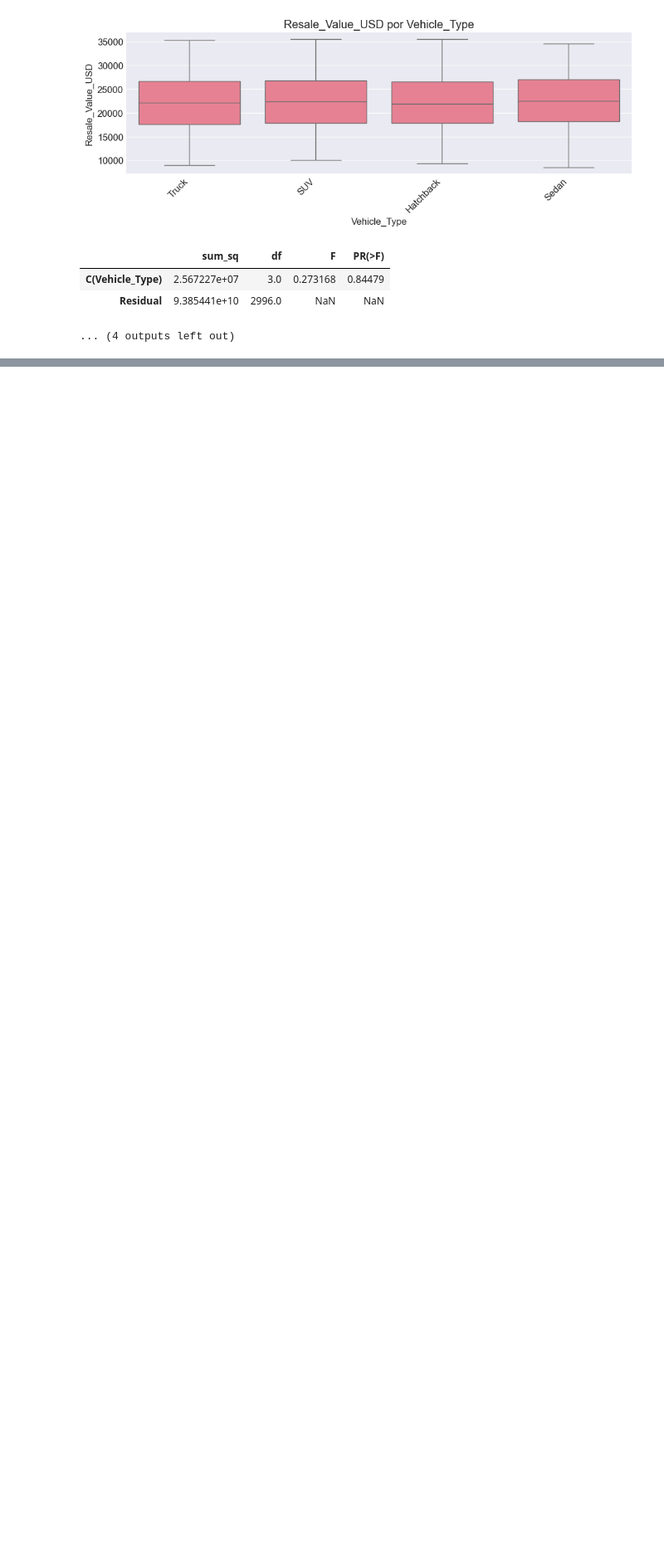
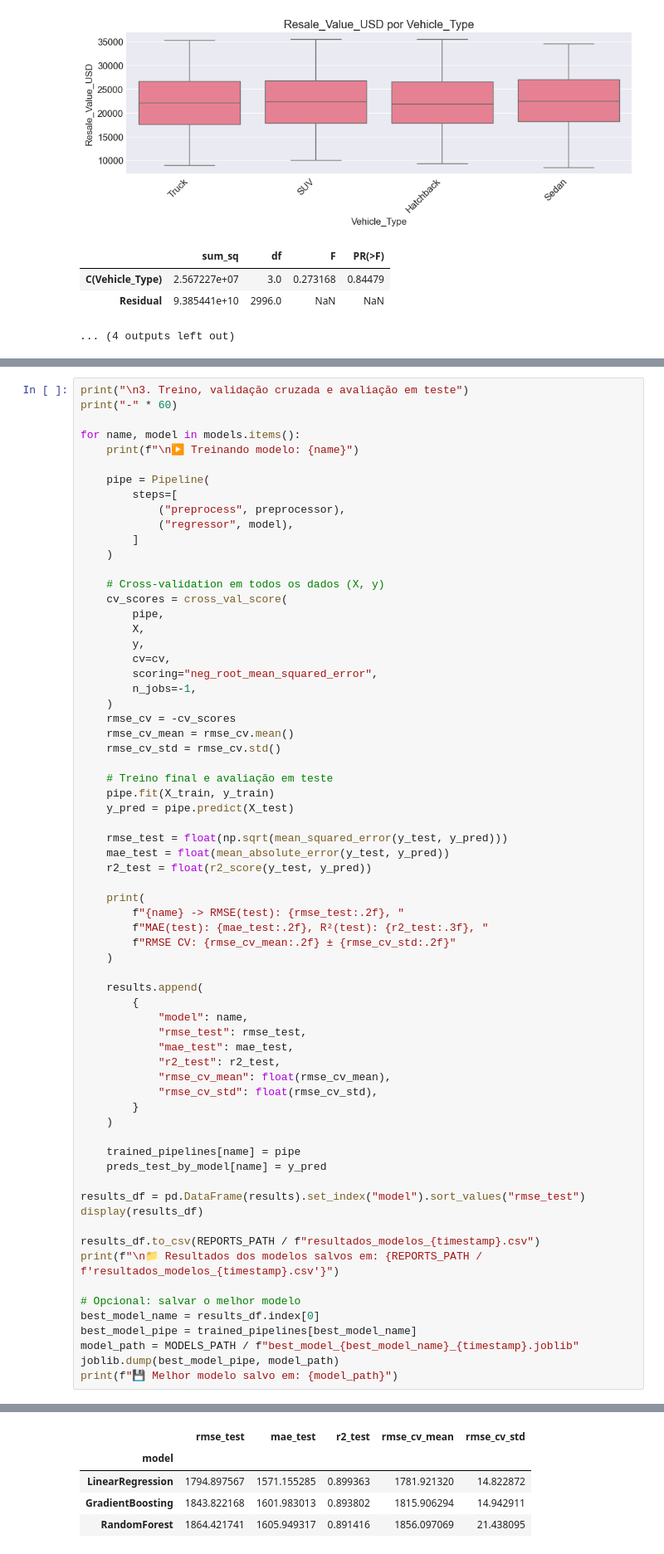
Before and after one commit to abraaopinto/electric-vehicle-resale-analytics, a Jupyter notebook: notebooks/ev_resale_analysis.ipynb, the cells around one changed output, grey strips where cells are left out. Shown at 83% size. Drawn from its saved outputs; the diff is of its cells as text; blank space fills up the shorter version.

```diff
--- a/notebooks/ev_resale_analysis.ipynb
+++ b/notebooks/ev_resale_analysis.ipynb
@@ -518,0 +1181,68 @@ else:
+# %%
+print("\n3. Treino, validação cruzada e avaliação em teste")
+print("-" * 60)
+
+for name, model in models.items():
+    print(f"\n▶ Treinando modelo: {name}")
+
+    pipe = Pipeline(
+        steps=[
+            ("preprocess", preprocessor),
+            ("regressor", model),
+        ]
+    )
+
+    # Cross-validation em todos os dados (X, y)
+    cv_scores = cross_val_score(
+        pipe,
+        X,
+        y,
+        cv=cv,
+        scoring="neg_root_mean_squared_error",
+        n_jobs=-1,
+    )
+    rmse_cv = -cv_scores
+    rmse_cv_mean = rmse_cv.mean()
+    rmse_cv_std = rmse_cv.std()
+
+    # Treino final e avaliação em teste
+    pipe.fit(X_train, y_train)
+    y_pred = pipe.predict(X_test)
+
+    rmse_test = float(np.sqrt(mean_squared_error(y_test, y_pred)))
+    mae_test = float(mean_absolute_error(y_test, y_pred))
+    r2_test = float(r2_score(y_test, y_pred))
+
+    print(
+        f"{name} -> RMSE(test): {rmse_test:.2f}, "
+        f"MAE(test): {mae_test:.2f}, R²(test): {r2_test:.3f}, "
+        f"RMSE CV: {rmse_cv_mean:.2f} ± {rmse_cv_std:.2f}"
+    )
+
+    results.append(
+        {
+            "model": name,
+            "rmse_test": rmse_test,
+            "mae_test": mae_test,
+            "r2_test": r2_test,
+            "rmse_cv_mean": float(rmse_cv_mean),
+            "rmse_cv_std": float(rmse_cv_std),
+        }
+    )
+
+    trained_pipelines[name] = pipe
+    preds_test_by_model[name] = y_pred
+
+results_df = pd.DataFrame(results).set_index("model").sort_values("rmse_test")
+display(results_df)
+
+results_df.to_csv(REPORTS_PATH / f"resultados_modelos_{timestamp}.csv")
+print(f"\n📁 Resultados dos modelos salvos em: {REPORTS_PATH / f'resultados_modelos_{timestamp}.csv'}")
+
+# Opcional: salvar o melhor modelo
+best_model_name = results_df.index[0]
+best_model_pipe = trained_pipelines[best_model_name]
+model_path = MODELS_PATH / f"best_model_{best_model_name}_{timestamp}.joblib"
+joblib.dump(best_model_pipe, model_path)
+print(f"💾 Melhor modelo salvo em: {model_path}")
+# %% [output]
@@ -518,0 +1260,5 @@ else:
+|  | rmse_test | mae_test | r2_test | rmse_cv_mean | rmse_cv_std |
+| model |  |  |  |  |  |
+| LinearRegression | 1794.897567 | 1571.155285 | 0.899363 | 1781.921320 | 14.822872 |
+| GradientBoosting | 1843.822168 | 1601.983013 | 0.893802 | 1815.906294 | 14.942911 |
+| RandomForest | 1864.421741 | 1605.949317 | 0.891416 | 1856.097069 | 21.438095 |
```
Also changed, not shown: parts of 18 cells of this notebook.
